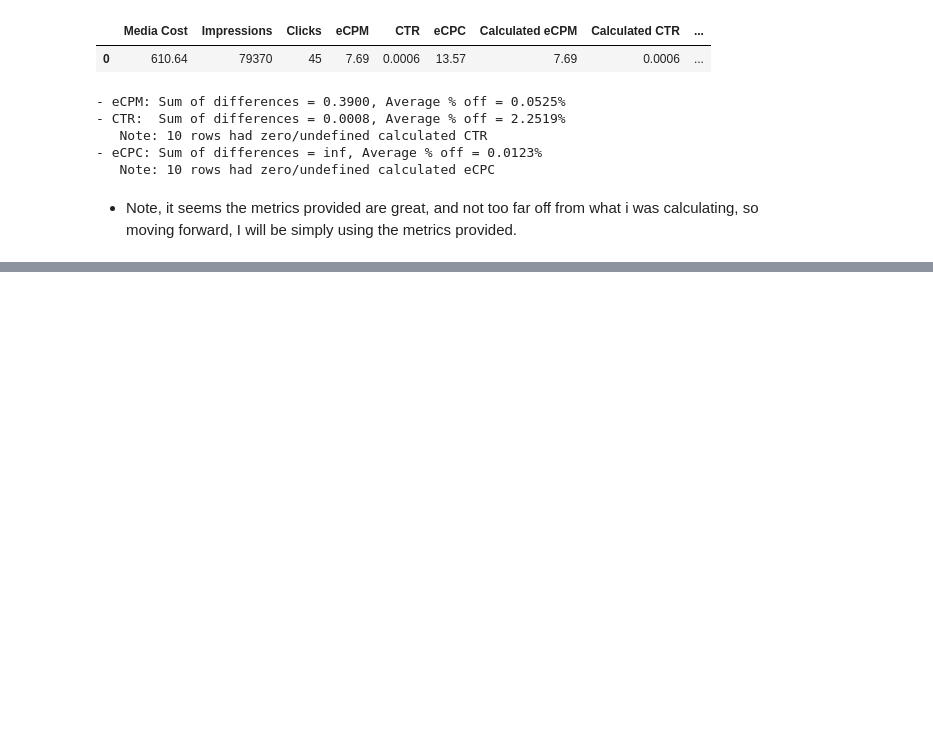
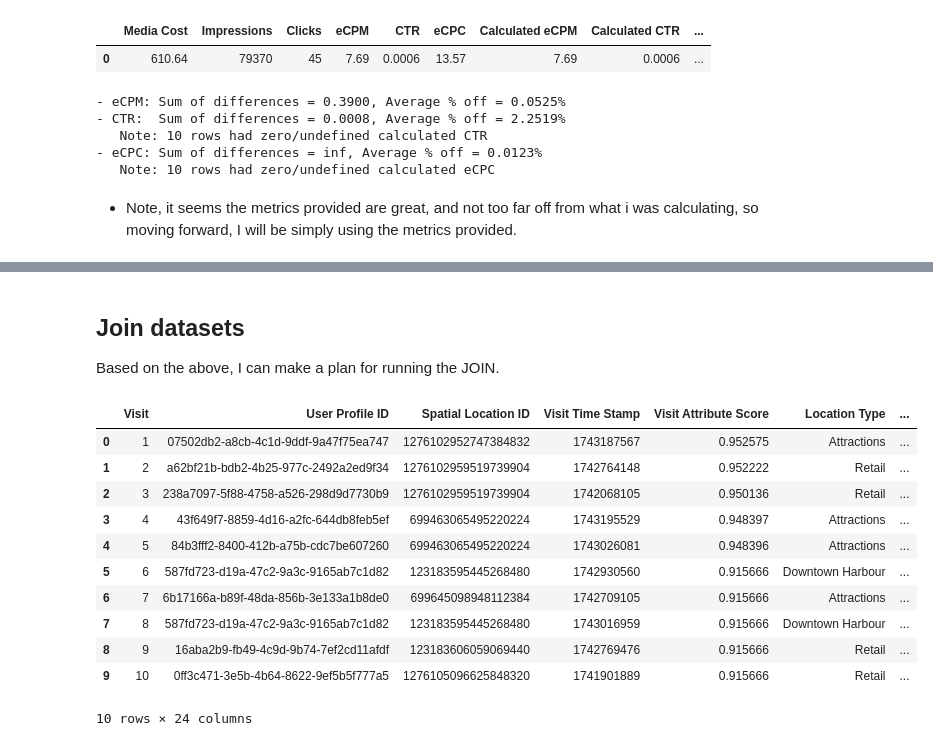
Before and after one commit to EzraGoldberg/portfolio-projects, a Jupyter notebook: 2. Tech Interview Prep/Weather Adtech Data Science/notebooks/Case_Study.ipynb, the cells around one changed output, grey strips where cells are left out. Saved outputs shown, nothing was run; the diff lists cells and outputs as text; code cells hidden in the pictures; blank space fills up the shorter version.

Commit message:
added logic for examining the dataset for determining data JOIN, seeing data granularity, and uniqueness.

```diff
--- a/2. Tech Interview Prep/Weather Adtech Data Science/notebooks/Case_Study.ipynb
+++ b/2. Tech Interview Prep/Weather Adtech Data Science/notebooks/Case_Study.ipynb
@@ -467,0 +607,19 @@ checkCalculatedMetrics(checking_metrics)
+# %% [markdown]
+## Join datasets
+Based on the above, I can make a plan for running the JOIN.
+# %%
+visitationFTA.head(10)
+# so I will need to aggregate the data in visitationFTA to match the granularity of campaign_metrics
+# %% [output]
+|  | Visit | User Profile ID | Spatial Location ID | Visit Time Stamp | Visit Attribute Score | Location Type | ... |
+| 0 | 1 | 07502db2-a8cb-4c1d-9ddf-9a47f75ea747 | 1276102952747384832 | 1743187567 | 0.952575 | Attractions | ... |
+| 1 | 2 | a62bf21b-bdb2-4b25-977c-2492a2ed9f34 | 1276102959519739904 | 1742764148 | 0.952222 | Retail | ... |
+| 2 | 3 | 238a7097-5f88-4758-a526-298d9d7730b9 | 1276102959519739904 | 1742068105 | 0.950136 | Retail | ... |
+| 3 | 4 | 43f649f7-8859-4d16-a2fc-644db8feb5ef | 699463065495220224 | 1743195529 | 0.948397 | Attractions | ... |
+| 4 | 5 | 84b3fff2-8400-412b-a75b-cdc7be607260 | 699463065495220224 | 1743026081 | 0.948396 | Attractions | ... |
+| 5 | 6 | 587fd723-d19a-47c2-9a3c-9165ab7c1d82 | 123183595445268480 | 1742930560 | 0.915666 | Downtown Harbour | ... |
+| 6 | 7 | 6b17166a-b89f-48da-856b-3e133a1b8de0 | 699645098948112384 | 1742709105 | 0.915666 | Attractions | ... |
+| 7 | 8 | 587fd723-d19a-47c2-9a3c-9165ab7c1d82 | 123183595445268480 | 1743016959 | 0.915666 | Downtown Harbour | ... |
+| 8 | 9 | 16aba2b9-fb49-4c9d-9b74-7ef2cd11afdf | 123183606059069440 | 1742769476 | 0.915666 | Retail | ... |
+| 9 | 10 | 0ff3c471-3e5b-4b64-8622-9ef5b5f777a5 | 1276105096625848320 | 1741901889 | 0.915666 | Retail | ... |
+10 rows × 24 columns
```
Also changed, not shown: parts of 14 cells of this notebook.
